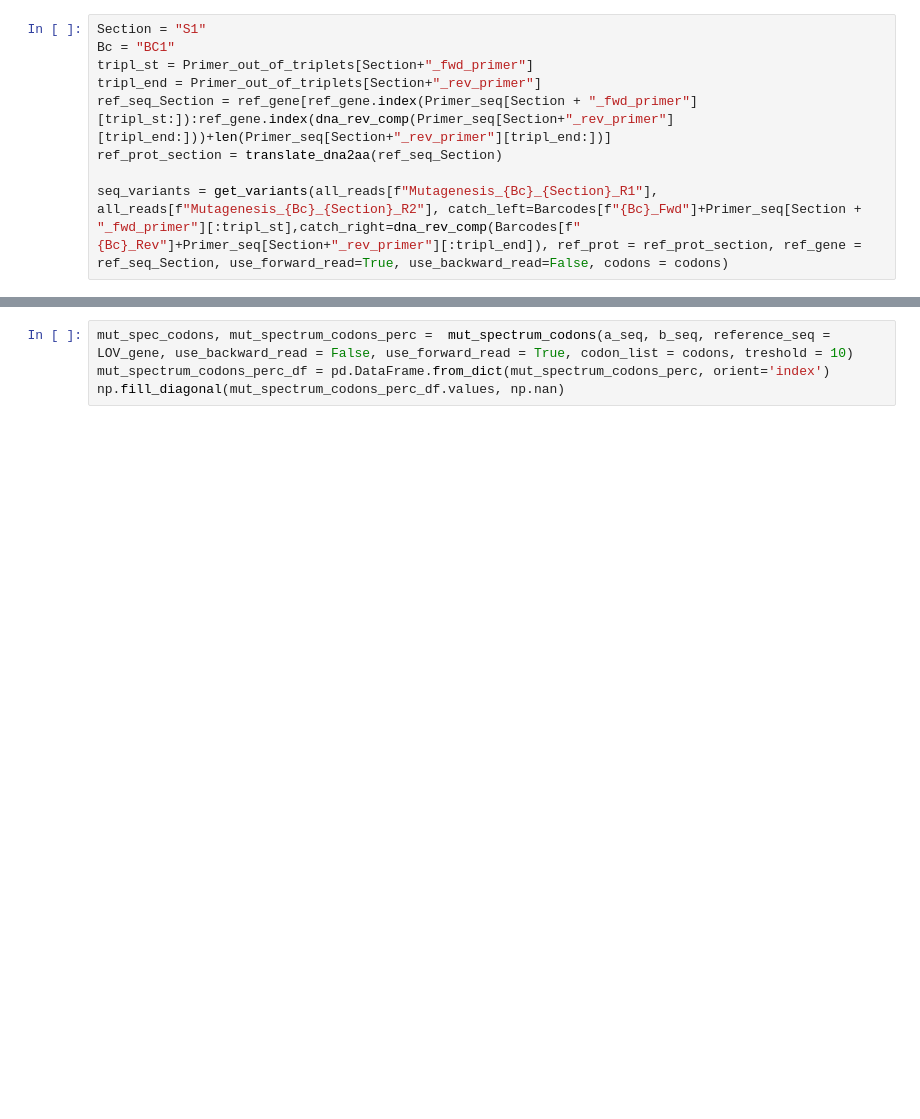
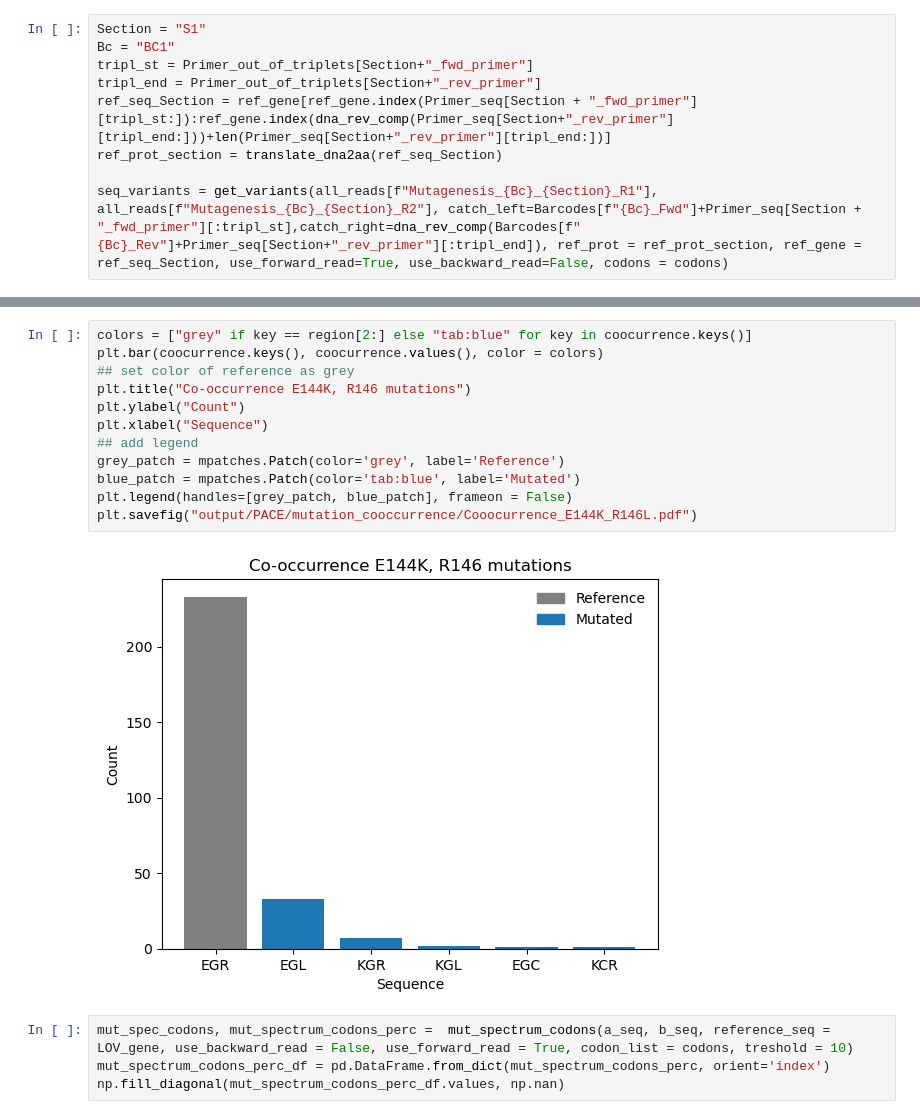
Before and after one commit to AliceHovsepyan/pogo_pance_draft, a Jupyter notebook: DMS_analysis_AraC.ipynb, the cells around one changed output, grey strips where cells are left out. Saved outputs shown, nothing was run; the diff lists cells and outputs as text; blank space fills up the shorter version.

```diff
--- a/DMS_analysis_AraC.ipynb
+++ b/DMS_analysis_AraC.ipynb
@@ -849,3 +861,17 @@ plot_mutation_spectrum(n_mut_spectrum_perc_df,samplename = "x",  fig_folder = Fi
+# %%
+colors = ["grey" if key == region[2:] else "tab:blue" for key in coocurrence.keys()]
+plt.bar(coocurrence.keys(), coocurrence.values(), color = colors)
+## set color of reference as grey
+plt.title("Co-occurrence E144K, R146 mutations")
+plt.ylabel("Count")
+plt.xlabel("Sequence")
+## add legend
+grey_patch = mpatches.Patch(color='grey', label='Reference')
+blue_patch = mpatches.Patch(color='tab:blue', label='Mutated')
+plt.legend(handles=[grey_patch, blue_patch], frameon = False)
+plt.savefig("output/PACE/mutation_cooccurrence/Cooocurrence_E144K_R146L.pdf")
+# %% [output]
+[figure, added]
 # %%
 mut_spec_codons, mut_spectrum_codons_perc =  mut_spectrum_codons(a_seq, b_seq, reference_seq = LOV_gene, use_backward_read = False, use_forward_read = True, codon_list = codons, treshold = 10)
 mut_spectrum_codons_perc_df = pd.DataFrame.from_dict(mut_spectrum_codons_perc, orient='index')
```
Also changed, not shown: parts of 14 cells of this notebook.
